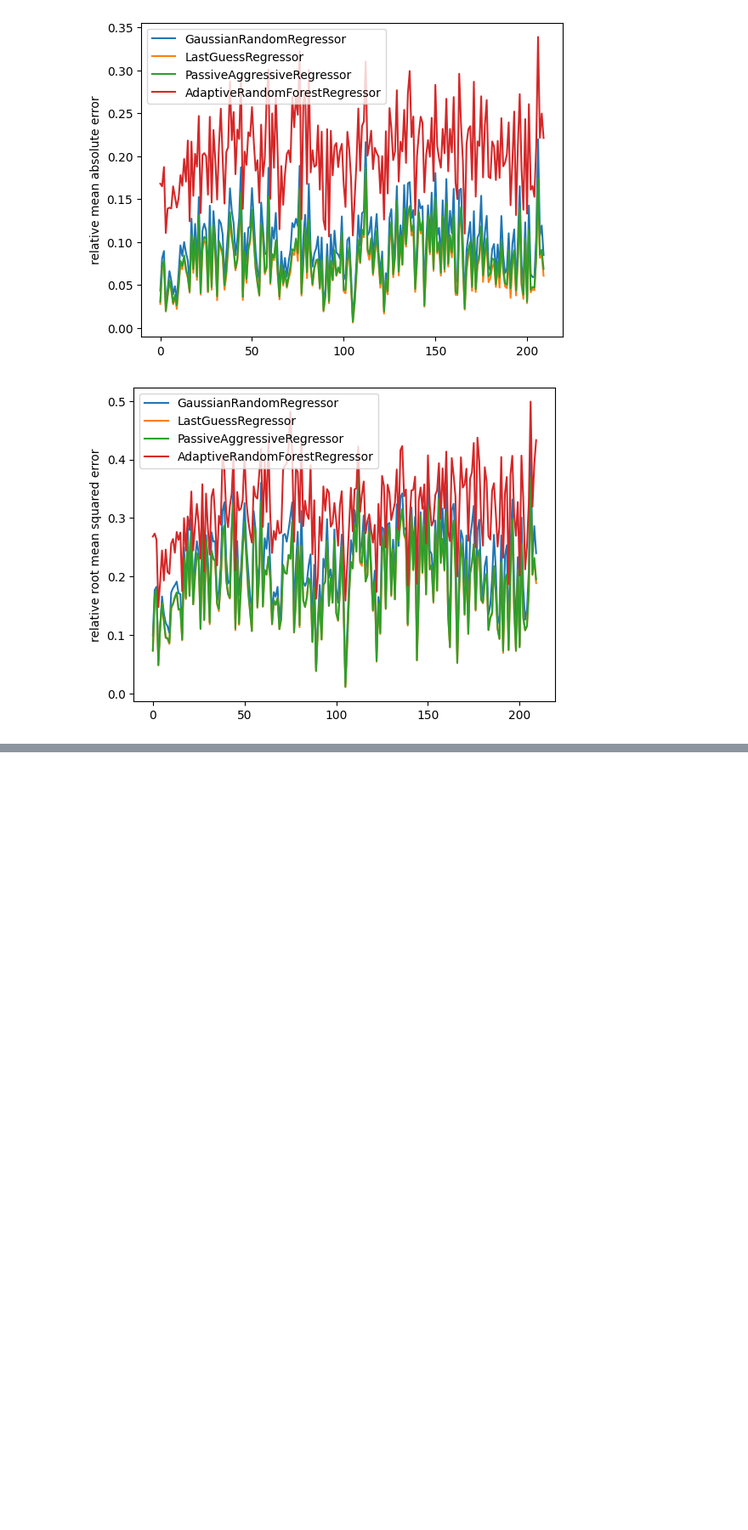
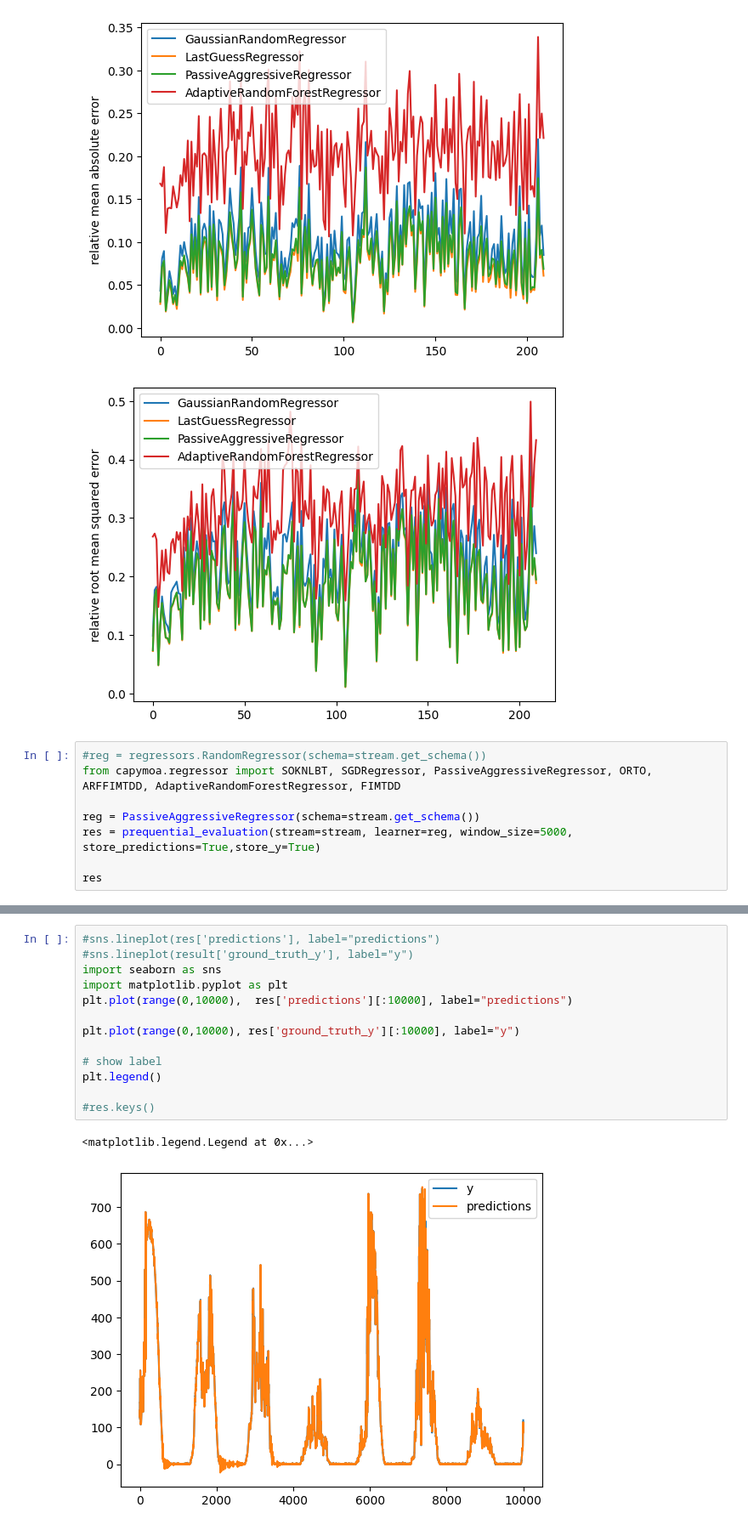
Before and after one commit to bertkdowns/data-streams-hackathon, a Jupyter notebook: predicting_ahead.ipynb, the cells around one changed output, grey strips where cells are left out. Shown: that part at 85% size. Cells and saved outputs as stored; diff of their text form; blank space fills up the shorter version.

```diff
--- a/predicting_ahead.ipynb
+++ b/predicting_ahead.ipynb
@@ -95,3 +89,11 @@ plt.show()
 [figure]
 [figure]
 [figure]
+# %%
+#reg = regressors.RandomRegressor(schema=stream.get_schema())
+from capymoa.regressor import SOKNLBT, SGDRegressor, PassiveAggressiveRegressor, ORTO, ARFFIMTDD, AdaptiveRandomForestRegressor, FIMTDD
+
+reg = PassiveAggressiveRegressor(schema=stream.get_schema())
+res = prequential_evaluation(stream=stream, learner=reg, window_size=5000, store_predictions=True,store_y=True)
+
+res
@@ -97,0 +118,16 @@ plt.show()
+# %%
+#sns.lineplot(res['predictions'], label="predictions")
+#sns.lineplot(result['ground_truth_y'], label="y")
+import seaborn as sns
+import matplotlib.pyplot as plt
+plt.plot(range(0,10000),  res['predictions'][:10000], label="predictions")
+
+plt.plot(range(0,10000), res['ground_truth_y'][:10000], label="y")
+
+# show label
+plt.legend()
+
+#res.keys()
+# %% [output]
+<matplotlib.legend.Legend at 0x...>
+[figure, added]
```
Also changed, not shown: parts of 3 cells of this notebook, 1 other file.
